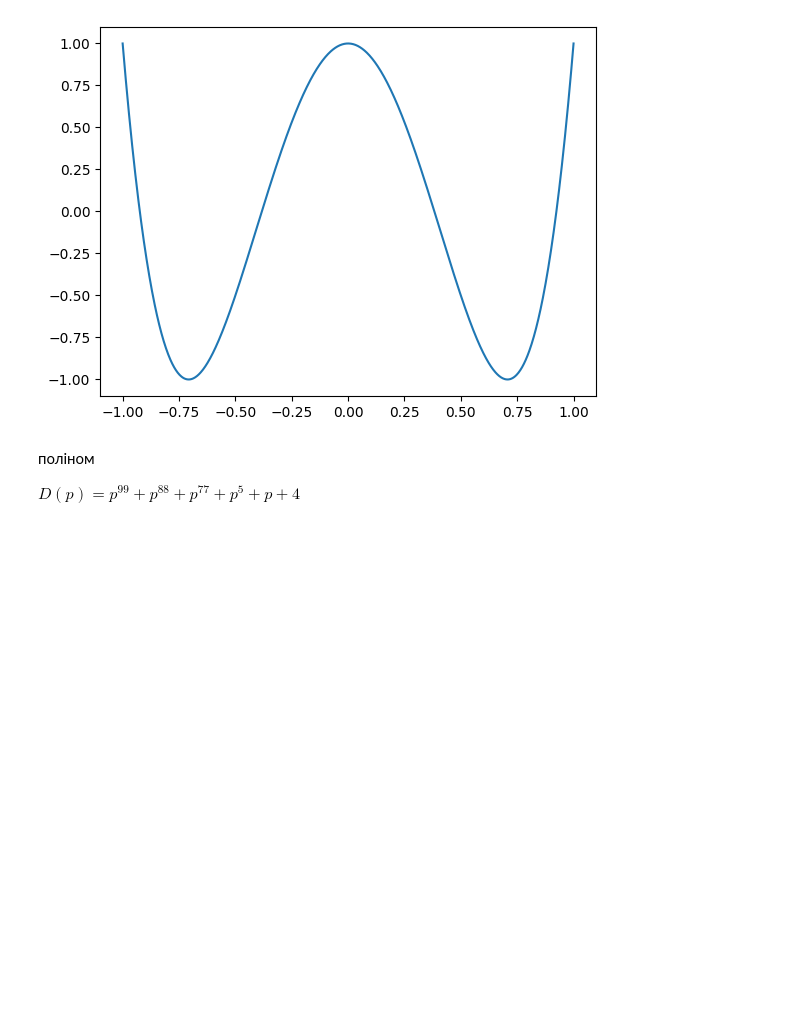
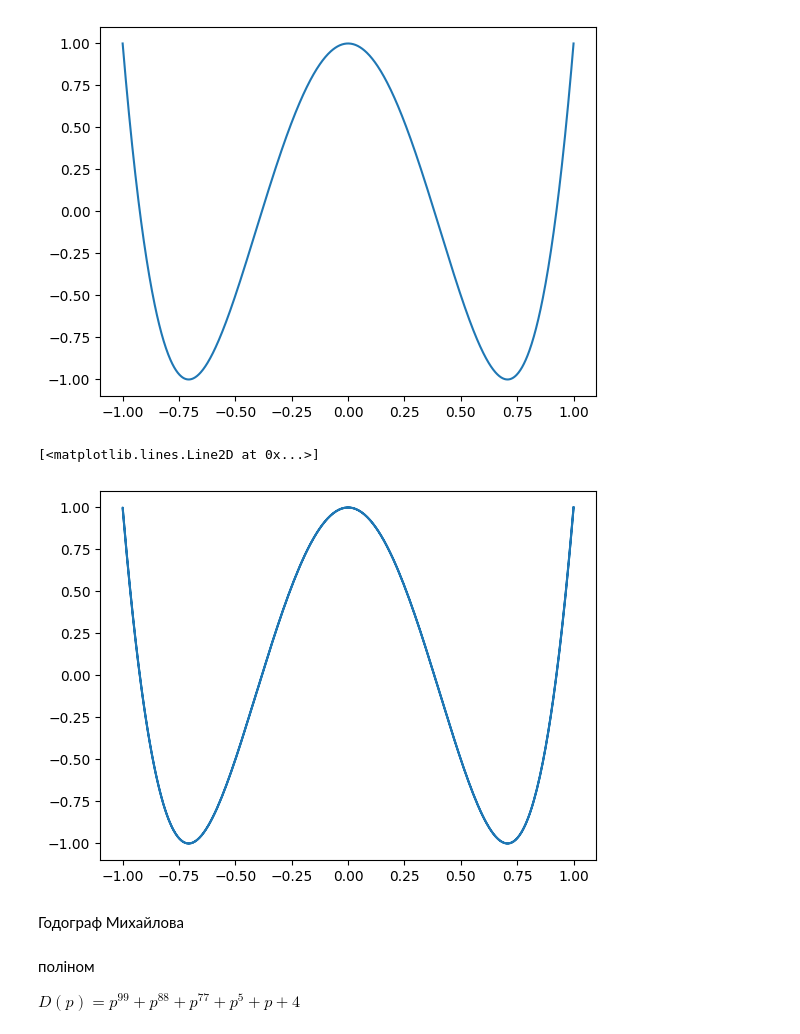
Before and after one commit to user3719431/mathematical_modeling, a Jupyter notebook: lab1/lab1.ipynb, the cells around one changed output. Drawn from its saved outputs; the diff is of its cells as text; code cells hidden in the pictures; blank space fills up the shorter version.

```diff
--- a/lab1/lab1.ipynb
+++ b/lab1/lab1.ipynb
@@ -84,6 +84,20 @@ axs = plt.plot( x,y )
 plt.show()
 # %% [output]
 [figure]
+# %%
+# фігура Лісажу, котра буде виглядати, як поліном Чебишева 4-го порядку
+
+w = np.linspace(-np.pi, np.pi, 500)
+
+x = np.cos(1 * w + np.pi)
+y = np.cos(4 * w)
+
+plt.plot(x,y)
+# %% [output]
+[<matplotlib.lines.Line2D at 0x...>]
+[figure, added]
+# %% [markdown]
+Годограф Михайлова
 # %% [markdown]
 поліном
 
```
Also changed, not shown: parts of 2 cells of this notebook.
